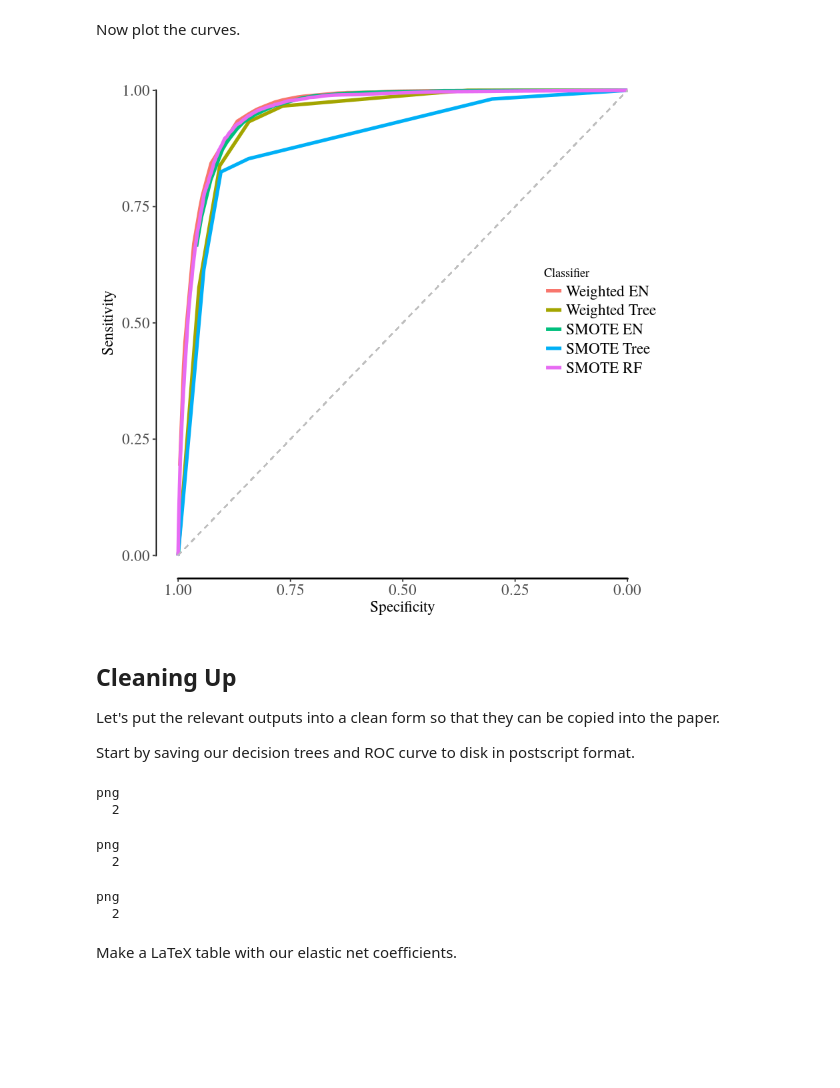
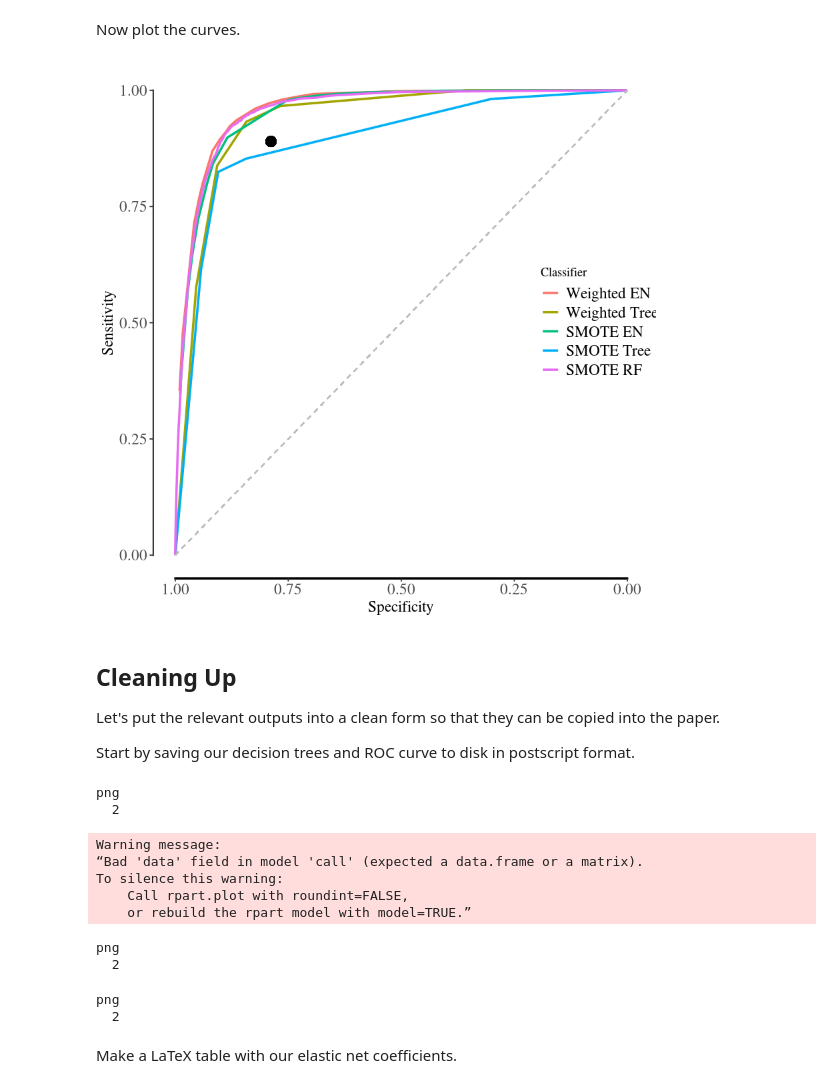
Before and after one commit to RobGarrard/Machine-Learning-Classifiers-Do-Not-Improve-the-Prediction-of-Academic-Risk-Evidence-from-Australia, a Jupyter notebook: Numeracy Classifiers.ipynb, the cells around one changed output. Saved outputs shown, nothing was run; the diff lists cells and outputs as text; code cells hidden in the pictures; blank space fills up the shorter version.

```diff
--- a/Numeracy Classifiers.ipynb
+++ b/Numeracy Classifiers.ipynb
@@ -239,3 +243,12 @@ summary(test.data)
  Mean   :124   Mean   :548.4   Mean   :546.6
  3rd Qu.:179   3rd Qu.:579.6   3rd Qu.:582.5
  Max.   :548   Max.   :811.4   Max.   :875.7
+# %%
+# Remove prevreadrisk prevmathrisk
+prevreadrisk.train <- train.data[, 30]
+prevmathrisk.train <- train.data[, 31]
+train.data <- train.data[, -c(30, 31)]
+
+prevreadrisk.test <- test.data[, 30]
+prevmathrisk.test <- test.data[, 31]
+test.data <- test.data[, -c(30, 31)]
@@ -241,0 +259,17 @@ summary(test.data)
+# %%
+# The variable prevmathrisk.test is effectively the output of running a 'predict' function on
+# the model 'below standard if below standard previously'.
+# Let's check model performance
+
+naive.CM <- confusionMatrix(prevmathrisk.test, test.data[, 1], positive=c('1'))
+naive.CM
+
+# Sensitivity/specificity/precision/F1/accuracy
+naive.CM$byClass*100
+
+# ROC curve
+naive.roc <- roc(test.data[, 1], as.numeric(prevreadrisk.test))
+
+# Display area under the ROC curve
+print('AUC')
+naive.roc$auc
@@ -543,7 +613,7 @@ Area under the curve: 0.9541
 # %%
 t0 <- Sys.time()
 SMOTE.cart.fit <- rpart(Class ~.,
-                    data=SMOTE.data)
+                    data=SMOTE.data[, 1:29])
 t1 <- Sys.time() - t0
 t1
 # %% [output]
@@ -691,21 +766,22 @@ all.rocs <- rbind(weight.EN.roc.df,
 Now plot the curves.
 # %%
 ROC2 <- ggplot(data=all.rocs, aes(x=Spec, y=Sens, color=Classifier)) +
-      geom_line(stat='identity', cex=1.5)+
+      geom_line(stat='identity', cex=1)+
       scale_x_reverse() +
       geom_rangeframe(color='black', cex=1) +
       theme_tufte() +
       xlab('Specificity') +
       ylab('Sensitivity') +
       geom_segment(aes(x = 1, xend = 0, y = 0, yend =1), linetype='dashed', color='grey', size=0.5)+
       theme (axis.text.x = element_text(size=14),
          axis.text.y = element_text(size=14),
          axis.title = element_text(size=14),
          legend.text = element_text(size=14),
-         legend.position = c(.9, .5))
+         legend.position = c(.9, .5))+
+      geom_point(aes(x=naive.CM$byClass[1], y=naive.CM$byClass[2]), color='black', cex=4)
 ROC2
 # %% [output]
-[figure, old version]
+[figure, new version]
 # %% [markdown]
 ## Cleaning Up
 
@@ -736,10 +812,15 @@ dev.off()
 # %% [output]
 png
   2
-png
-  2
+Warning message:
+“Bad 'data' field in model 'call' (expected a data.frame or a matrix).
+To silence this warning:
+    Call rpart.plot with roundint=FALSE,
+    or rebuild the rpart model with model=TRUE.”
 png
   2
+png
+  2
 # %% [markdown]
 Make a LaTeX table with our elastic net coefficients.
 # %%
```
Also changed, not shown: parts of 25 cells of this notebook, 3 other files.
